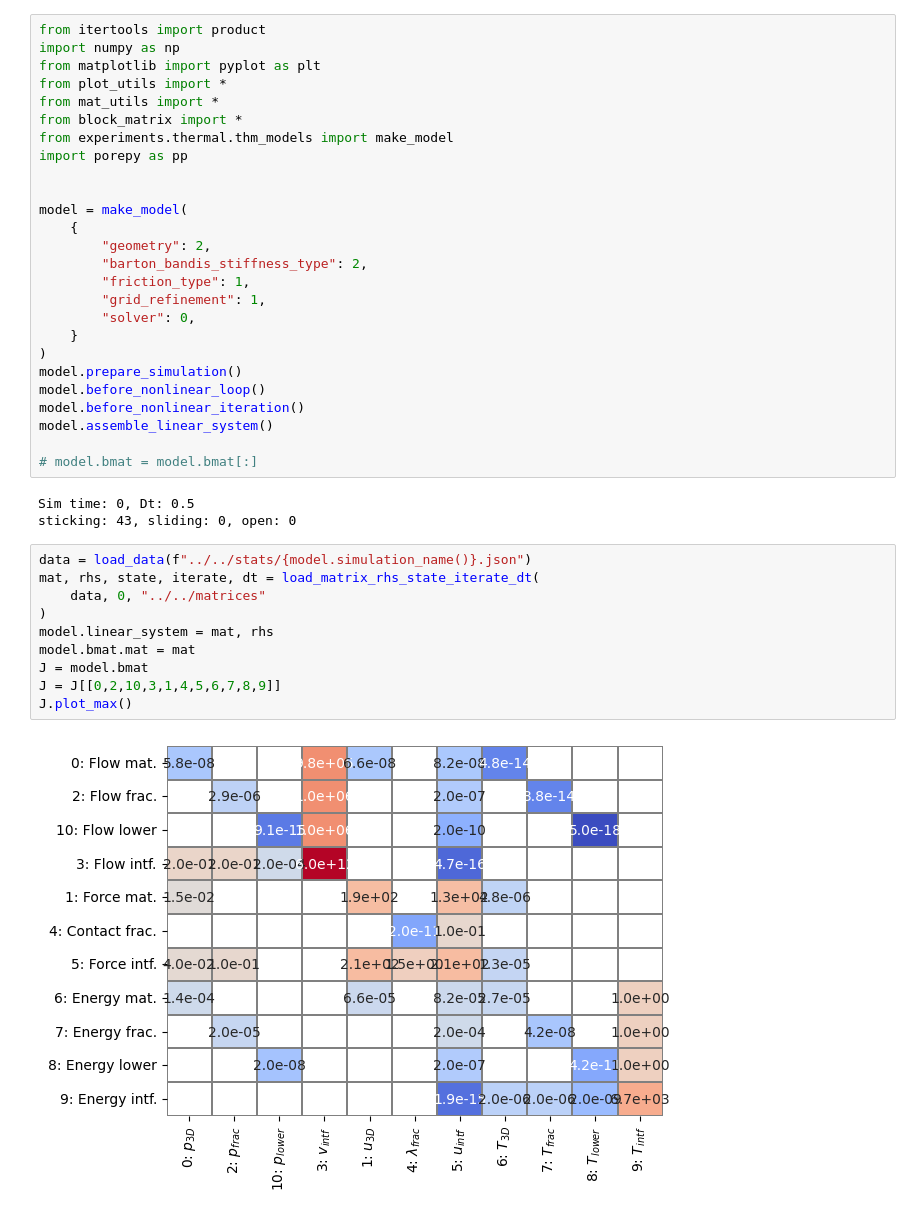
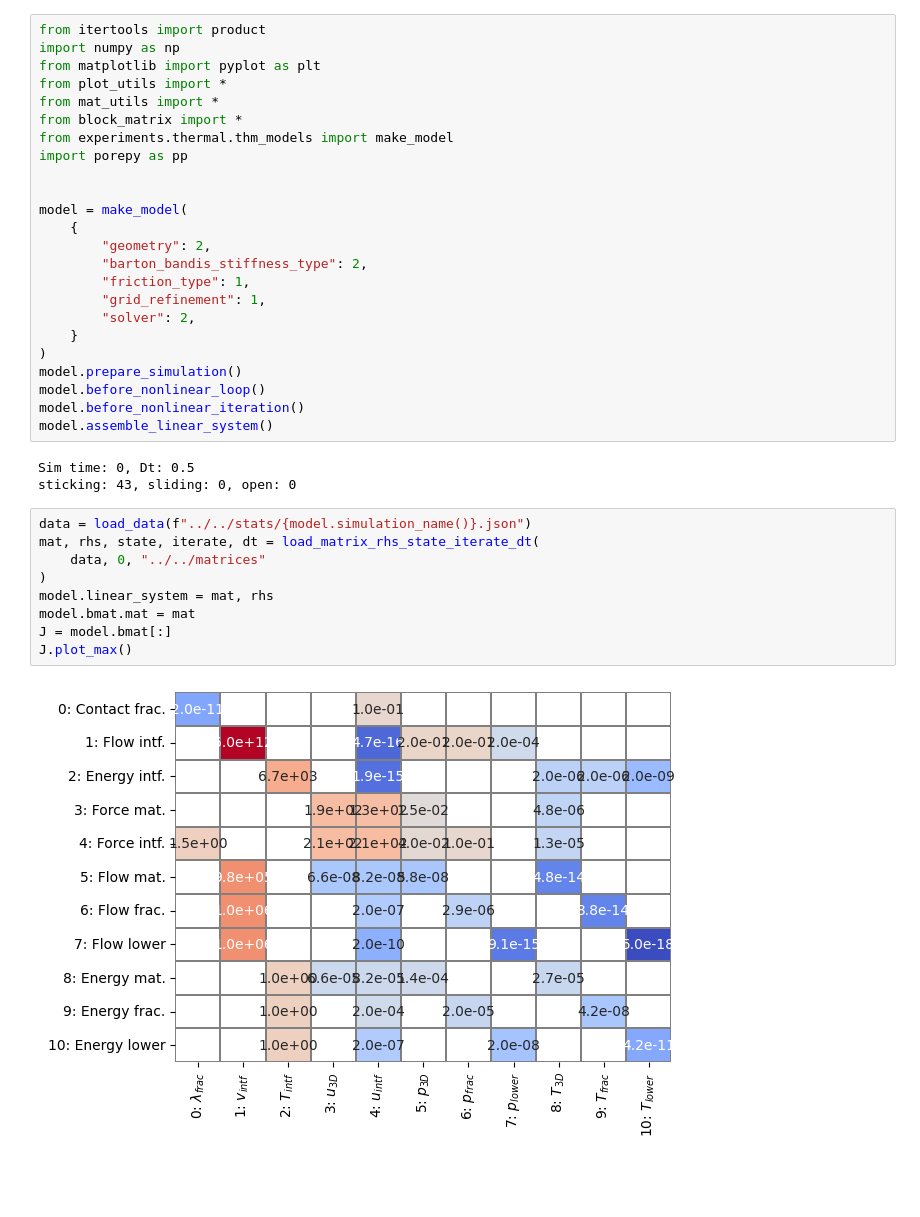
Before and after one commit to pmgbergen/FTHM-Solver, a Jupyter notebook: experiments/thermal/investigate_matrix.ipynb, the cells around one changed output. Cells and saved outputs as stored; diff of their text form; blank space fills up the shorter version.

```diff
--- a/experiments/thermal/investigate_matrix.ipynb
+++ b/experiments/thermal/investigate_matrix.ipynb
@@ -15,27 +15,24 @@ model = make_model(
         "barton_bandis_stiffness_type": 2,
         "friction_type": 1,
         "grid_refinement": 1,
-        "solver": 0,
+        "solver": 2,
     }
 )
 model.prepare_simulation()
 model.before_nonlinear_loop()
 model.before_nonlinear_iteration()
 model.assemble_linear_system()
-
-# model.bmat = model.bmat[:]
 # %% [output]
 Sim time: 0, Dt: 0.5
 sticking: 43, sliding: 0, open: 0
 # %%
 data = load_data(f"../../stats/{model.simulation_name()}.json")
 mat, rhs, state, iterate, dt = load_matrix_rhs_state_iterate_dt(
     data, 0, "../../matrices"
 )
 model.linear_system = mat, rhs
 model.bmat.mat = mat
-J = model.bmat
-J = J[[0,2,10,3,1,4,5,6,7,8,9]]
+J = model.bmat[:]
 J.plot_max()
 # %% [output]
-[figure, old version]
+[figure, new version]
```
Also changed, not shown: parts of 30 cells of this notebook, 11 other files.
